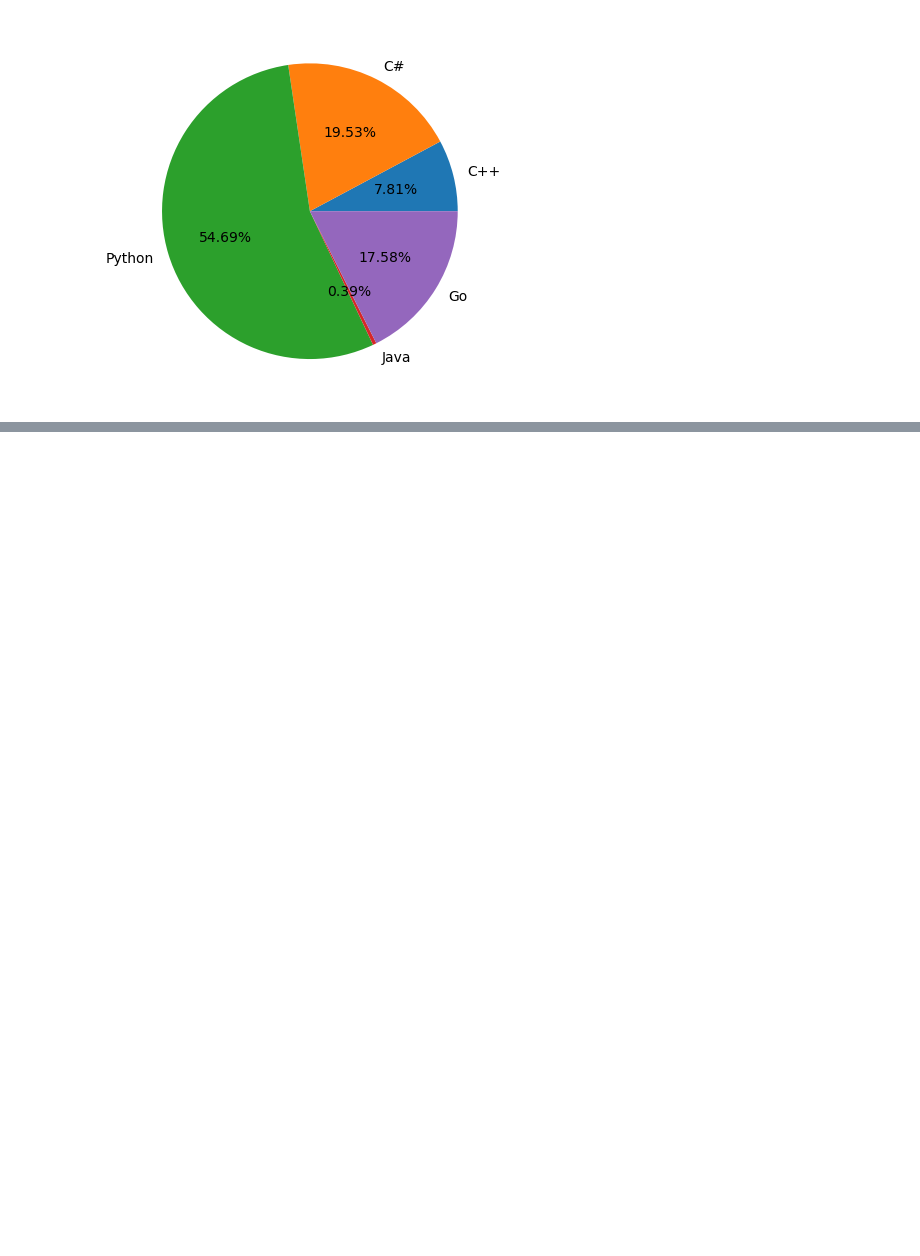
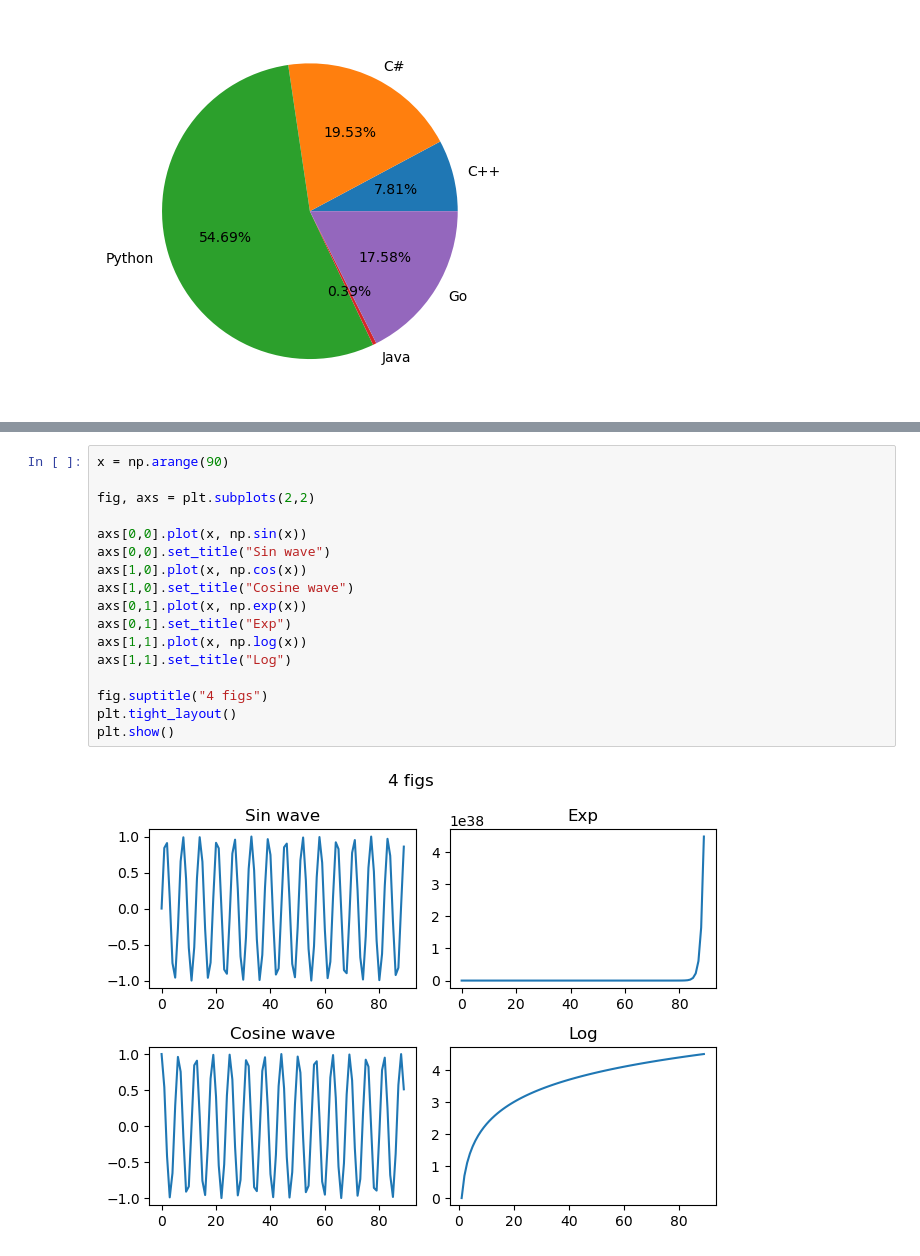
Before and after one commit to Jeannot-MN/Machine-Learning, a Jupyter notebook: notebooks/libraries-101/_matplotlib.ipynb, the cells around one changed output, grey strips where cells are left out. Drawn from its saved outputs; the diff is of its cells as text; blank space fills up the shorter version.

```diff
--- a/notebooks/libraries-101/_matplotlib.ipynb
+++ b/notebooks/libraries-101/_matplotlib.ipynb
@@ -94,0 +126,19 @@ plt.show()
+# %%
+x = np.arange(90)
+
+fig, axs = plt.subplots(2,2)
+
+axs[0,0].plot(x, np.sin(x))
+axs[0,0].set_title("Sin wave")
+axs[1,0].plot(x, np.cos(x))
+axs[1,0].set_title("Cosine wave")
+axs[0,1].plot(x, np.exp(x))
+axs[0,1].set_title("Exp")
+axs[1,1].plot(x, np.log(x))
+axs[1,1].set_title("Log")
+
+fig.suptitle("4 figs")
+plt.tight_layout()
+plt.show()
+# %% [output]
+[figure, added]
```
Also changed, not shown: parts of 2 cells of this notebook.
